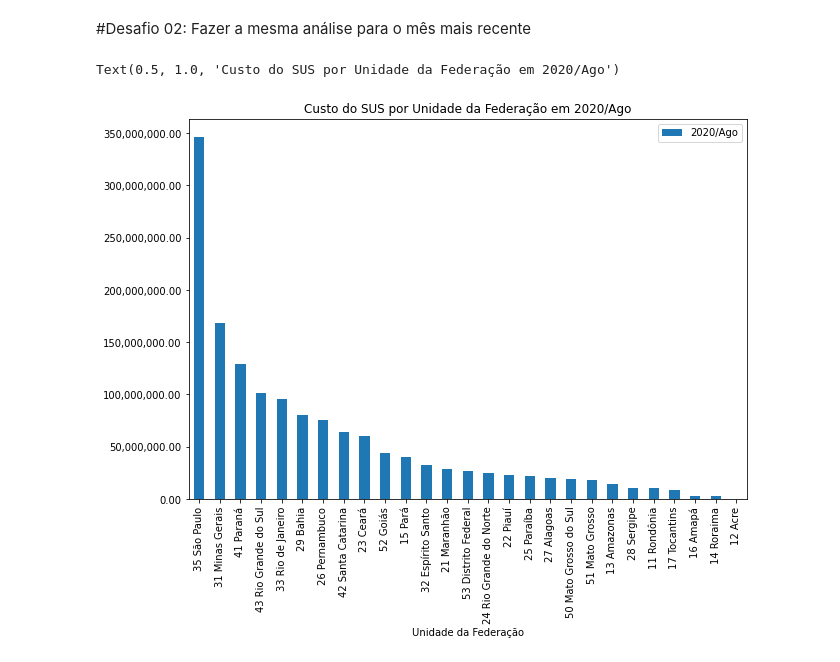
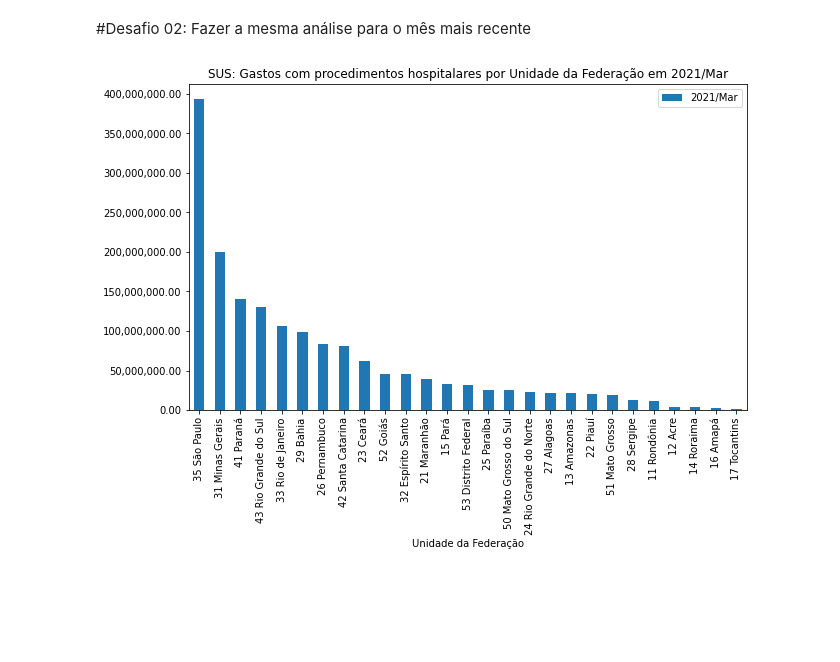
Before and after one commit to laugustovieira/BootCamp---Data-Science, a Jupyter notebook: Desafios_Modulo1_Aula1.ipynb, the cells around one changed output. Drawn from its saved outputs; the diff is of its cells as text; code cells hidden in the pictures; blank space fills up the shorter version.

```diff
--- a/Desafios_Modulo1_Aula1.ipynb
+++ b/Desafios_Modulo1_Aula1.ipynb
@@ -9,7 +9,7 @@ import matplotlib.ticker as ticker
 # %% [markdown]
 #Carga de Dados
 # %%
-dados = pd.read_csv("/content/A151346189_28_143_208.csv", encoding="ISO-8859-1", skiprows=3,
+dados = pd.read_csv("/content/drive/MyDrive/Dados_BootCamp/A004854189_28_143_208_2021_PROCESSAMENTO.csv", encoding="ISO-8859-1", skiprows=3,
                   skipfooter = 12, sep=";", thousands = '.', decimal = ',', engine = "python")
 # %% [markdown]
 #Desafio 01: Escolher um título mais descritivo, que passe a mensagem adequada ao gráfico de barras.
@@ -29,13 +29,13 @@ Text(0.5, 1.0, 'Custo do SUS por Unidade da Federação em 2008/Ago')
 # %%
 eixo_x = "Unidade da Federação"
 eixo_y = dados.columns[-2]
 dados = dados.replace("-",0)
 dados[eixo_y] = dados[eixo_y].astype("float64")
 dados = dados.sort_values(by=eixo_y, ascending=False)
-ax = dados.plot(x = eixo_x, y = eixo_y, kind= "bar", figsize = [10,7])
+ax = dados.plot(x = eixo_x, y = eixo_y, kind= "bar", figsize = [10,6])
 ax.yaxis.set_major_formatter(ticker.StrMethodFormatter("{x:,.2f}"))
-titulo = "Custo do SUS por Unidade da Federação em {}".format(eixo_y)
+titulo = "SUS: Gastos com procedimentos hospitalares por Unidade da Federação em {}".format(eixo_y)
 plt.title(titulo)
+plt.show()
 # %% [output]
-Text(0.5, 1.0, 'Custo do SUS por Unidade da Federação em 2020/Ago')
-[figure, old version]
+[figure, new version]
```
Also changed, not shown: parts of 1 cell of this notebook.
